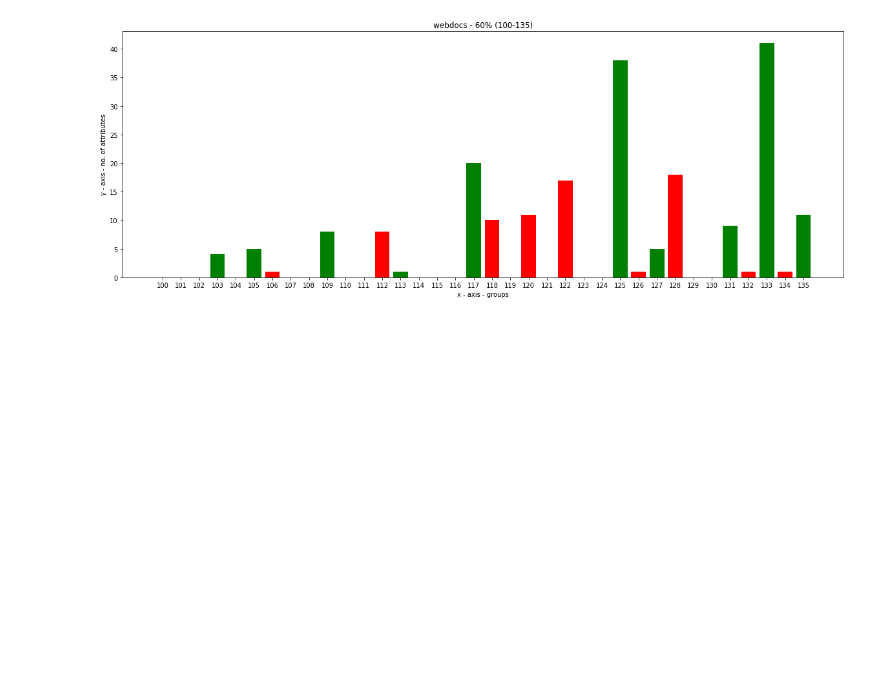
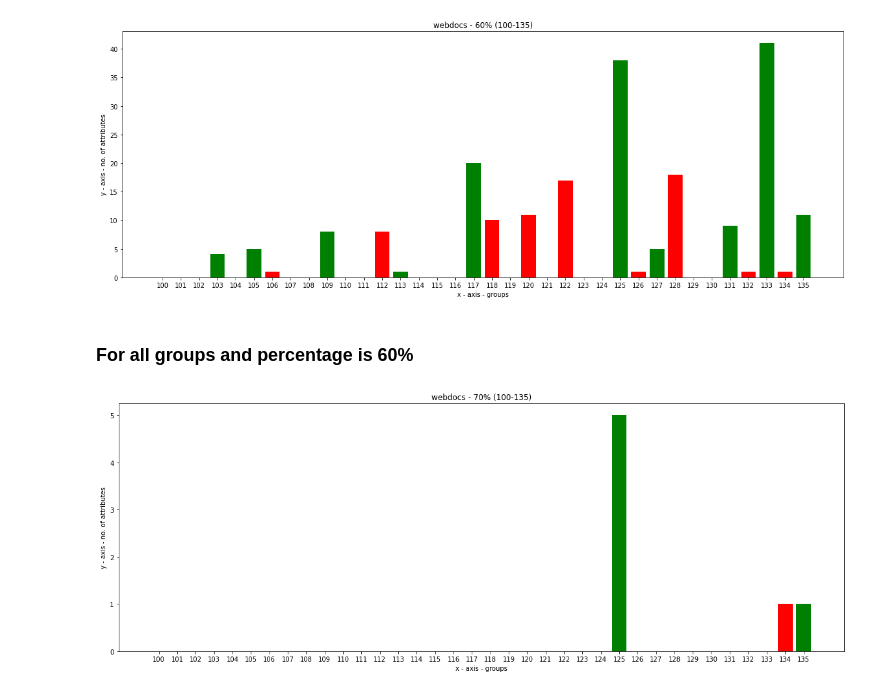
Before and after one commit to Suvoo/Formal-Concept-Analysis, a Jupyter notebook: Visualization/Input/webdocs(100-135).ipynb, the cells around one changed output. Saved outputs shown, nothing was run; the diff lists cells and outputs as text; code cells hidden in the pictures; blank space fills up the shorter version.

Commit message:
webdocs 70% op

```diff
--- a/Visualization/Input/webdocs(100-135).ipynb
+++ b/Visualization/Input/webdocs(100-135).ipynb
@@ -28,3 +28,31 @@ plt.title('webdocs - 60% (100-135)')
 plt.show()
 # %% [output]
 [figure]
+# %% [markdown]
+### For all groups and percentage is 60%
+# %%
+plt.figure(figsize=(20,7))
+# x-coordinates of group id
+left = [1, 2, 3, 4, 5, 6, 7, 8, 9, 10, 11,12,13,14,15,16,17,18,19,20,21,22,23,24,25,26,27,28,29,30,31,32,33,34,35,36]
+
+# heights of bars
+height = [0 ,0, 0, 0, 0, 0, 0, 0, 0, 0, 0, 0, 0, 0, 0, 0, 0, 0, 0, 0, 0, 0, 0, 0, 0, 5, 0, 0, 0, 0, 0, 0, 0, 0, 1, 1,  ]
+
+# labels for bars
+tick_label = ['100', '101', '102', '103', '104', '105', '106', '107', '108','109','110','111', '112', '113', '114', '115', '116', '117', '118','119' ,'120','121','122','123','124','125','126','127','128','129','130','131','132','133','134','135']
+
+# plotting a bar chart
+plt.bar(left, height, tick_label = tick_label,
+        width = 0.8, color = ['red', 'green'])
+
+# naming the x-axis
+plt.xlabel('x - axis - groups')
+# naming the y-axis
+plt.ylabel('y - axis - no. of attributes')
+# plot title
+plt.title('webdocs - 70% (100-135)')
+
+# function to show the plot
+plt.show()
+# %% [output]
+[figure, added]
```
Also changed, not shown: 3 other files.
